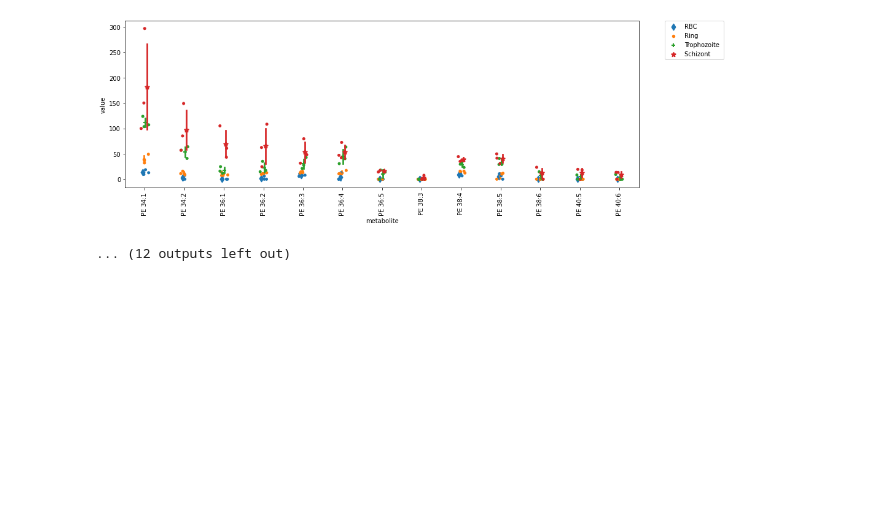
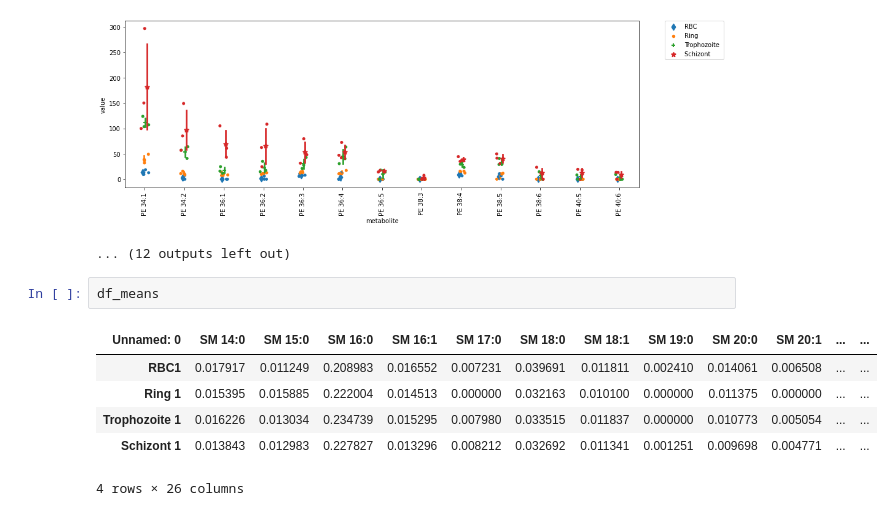
Before and after one commit to Nexia23/Plasmodium_abs_FBA, a Jupyter notebook: Datasets/EDA_alex.ipynb, the cells around one changed output. Saved outputs shown, nothing was run; the diff lists cells and outputs as text; blank space fills up the shorter version.

```diff
--- a/Datasets/EDA_alex.ipynb
+++ b/Datasets/EDA_alex.ipynb
@@ -422,5 +364,14 @@ See the caveats in the documentation: https://pandas.pydata.org/pandas-docs/stab
   self._setitem_single_block(indexer, value, name)
 [figure]
 ... (12 outputs left out)
+# %%
+df_means
+# %% [output]
+| Unnamed: 0 | SM 14:0 | SM 15:0 | SM 16:0 | SM 16:1 | SM 17:0 | SM 18:0 | SM 18:1 | SM 19:0 | SM 20:0 | SM 20:1 | ... | ... |
+| RBC1 | 0.017917 | 0.011249 | 0.208983 | 0.016552 | 0.007231 | 0.039691 | 0.011811 | 0.002410 | 0.014061 | 0.006508 | ... | ... |
+| Ring 1 | 0.015395 | 0.015885 | 0.222004 | 0.014513 | 0.000000 | 0.032163 | 0.010100 | 0.000000 | 0.011375 | 0.000000 | ... | ... |
+| Trophozoite 1 | 0.016226 | 0.013034 | 0.234739 | 0.015295 | 0.007980 | 0.033515 | 0.011837 | 0.000000 | 0.010773 | 0.005054 | ... | ... |
+| Schizont 1 | 0.013843 | 0.012983 | 0.227827 | 0.013296 | 0.008212 | 0.032692 | 0.011341 | 0.001251 | 0.009698 | 0.004771 | ... | ... |
+4 rows × 26 columns
 # %%
 CE = df_alex.iloc[index_classes[0]:index_classes[1]]
```
Also changed, not shown: parts of 16 cells of this notebook.
